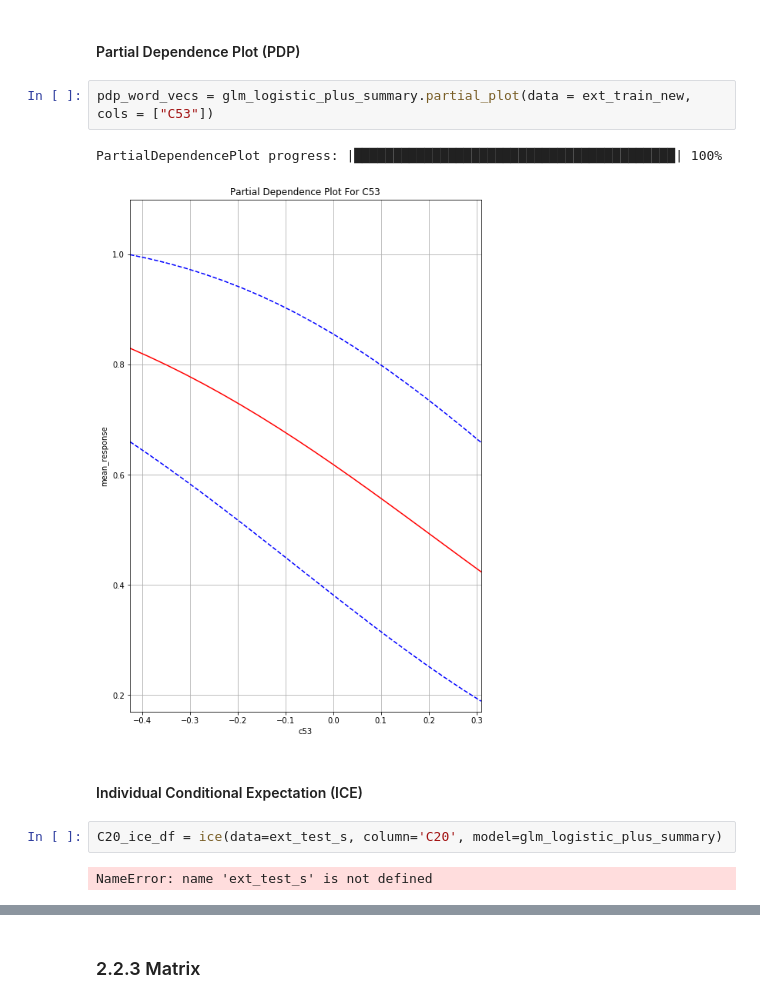
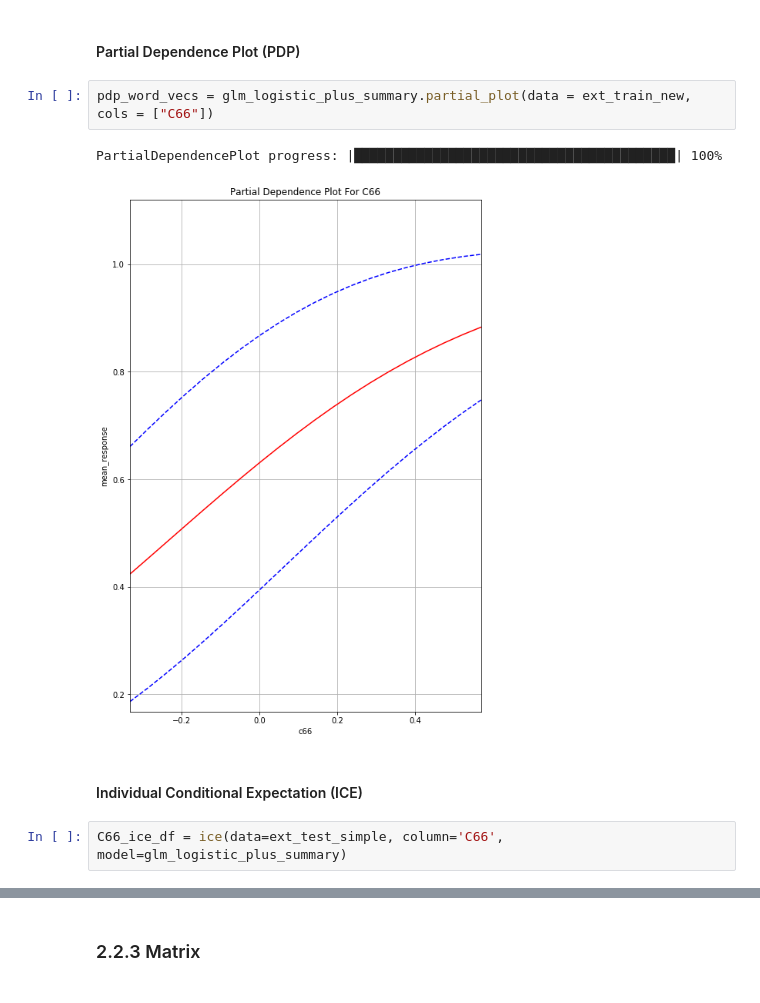
Before and after one commit to MandyMY/AI-Addin, a Jupyter notebook: Final Project.ipynb, the cells around one changed output, grey strips where cells are left out. Cells and saved outputs as stored; diff of their text form.

```diff
--- a/Final Project.ipynb
+++ b/Final Project.ipynb
@@ -336,13 +331,11 @@ glm_logistic_plus_summary.varimp_plot()
 # %% [markdown]
 #### Partial Dependence Plot (PDP)
 # %%
-pdp_word_vecs = glm_logistic_plus_summary.partial_plot(data = ext_train_new, cols = ["C53"])
+pdp_word_vecs = glm_logistic_plus_summary.partial_plot(data = ext_train_new, cols = ["C66"])
 # %% [output]
 PartialDependencePlot progress: |█████████████████████████████████████████| 100%
-[figure, old version]
+[figure, new version]
 # %% [markdown]
 #### Individual Conditional Expectation (ICE)
 # %%
-C20_ice_df = ice(data=ext_test_s, column='C20', model=glm_logistic_plus_summary)
+C66_ice_df = ice(data=ext_test_simple, column='C66', model=glm_logistic_plus_summary)
-# %% [output]
-NameError: name 'ext_test_s' is not defined
```
Also changed, not shown: parts of 24 cells of this notebook, 2 other files.
